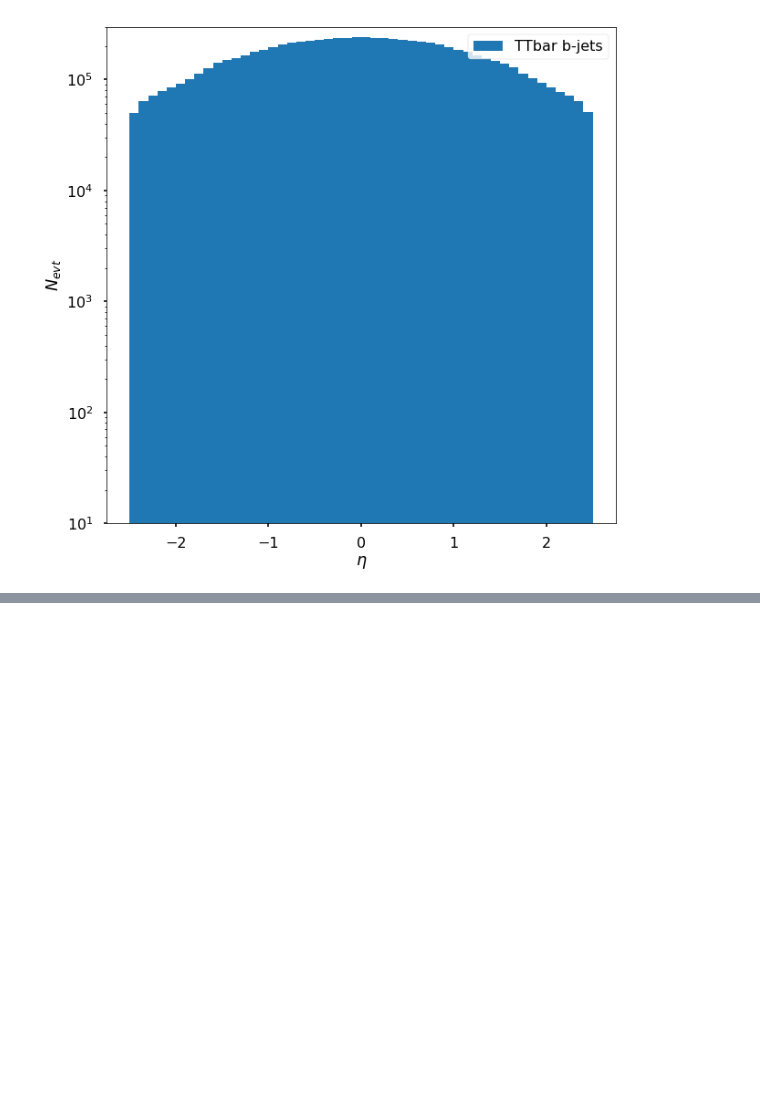
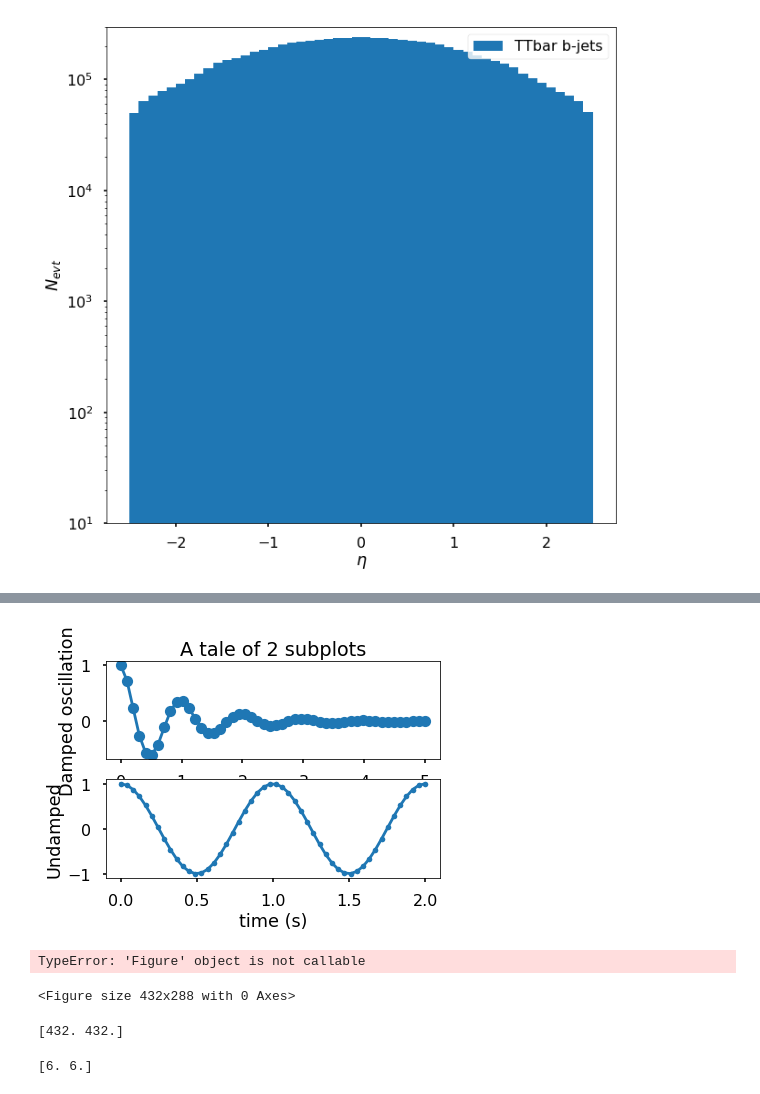
Before and after one commit to chernyavskaya/HHbbgg_ETH, a Jupyter notebook: bregression/notebooks/testing_notebook.ipynb, the cells around one changed output, grey strips where cells are left out. Cells and saved outputs as stored; diff of their text form; code cells hidden in the pictures; blank space fills up the shorter version.

```diff
--- a/bregression/notebooks/testing_notebook.ipynb
+++ b/bregression/notebooks/testing_notebook.ipynb
@@ -523,0 +595,52 @@ plt.savefig(path+savename+'.pdf')
+# %%
+x1 = np.linspace(0.0, 5.0)
+x2 = np.linspace(0.0, 2.0)
+
+y1 = np.cos(2 * np.pi * x1) * np.exp(-x1)
+y2 = np.cos(2 * np.pi * x2)
+
+plt.subplot(2, 1, 1)
+plt.plot(x1, y1, 'o-')
+plt.title('A tale of 2 subplots')
+plt.ylabel('Damped oscillation')
+
+plt.subplot(2, 1, 2)
+plt.plot(x2, y2, '.-')
+plt.xlabel('time (s)')
+plt.ylabel('Undamped')
+
+plt.show()
+# %% [output]
+[figure, added]
+# %%
+from matplotlib import gridspec
+
+# generate some data
+x = np.arange(0, 10, 0.2)
+y = np.sin(x)
+
+# plot it
+fig = plt.figure(figsize=(6, 6))
+gs = gridspec.GridSpec(2, 1, height_ratios=[5,1])
+ax0 = plt.subplot(gs[0])
+ax0.plot(x, y)
+ax1 = plt.subplot(gs[1])
+ax1.plot(y, x)
+
+plt.tight_layout()
+plt.savefig('grid_figure.pdf')
+# %% [output]
+TypeError: 'Figure' object is not callable
+# %%
+plt = plt.figure()
+size = fig.get_size_inches()*fig.dpi
+# %% [output]
+<Figure size 432x288 with 0 Axes>
+# %%
+print(size)
+# %% [output]
+[432. 432.]
+# %%
+print(fig.get_size_inches())
+# %% [output]
+[6. 6.]
```
Also changed, not shown: parts of 6 cells of this notebook, 5 other files.
